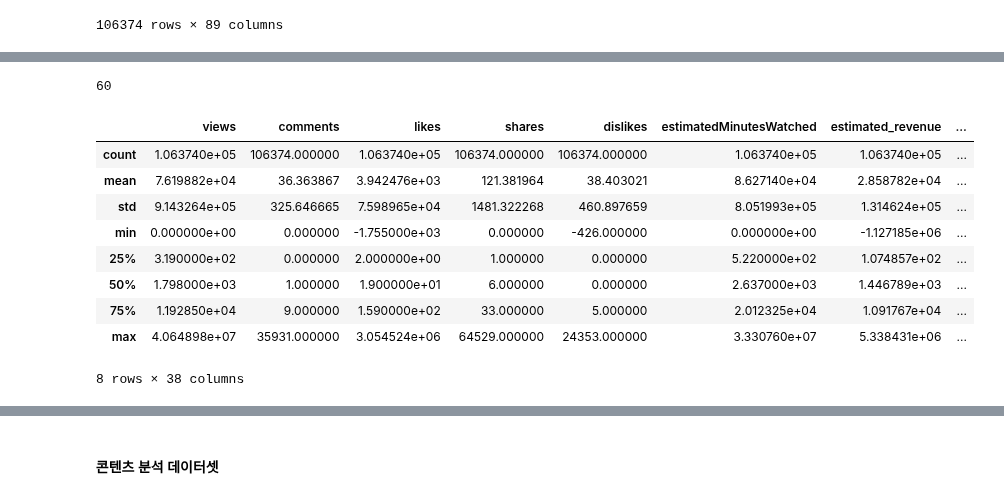
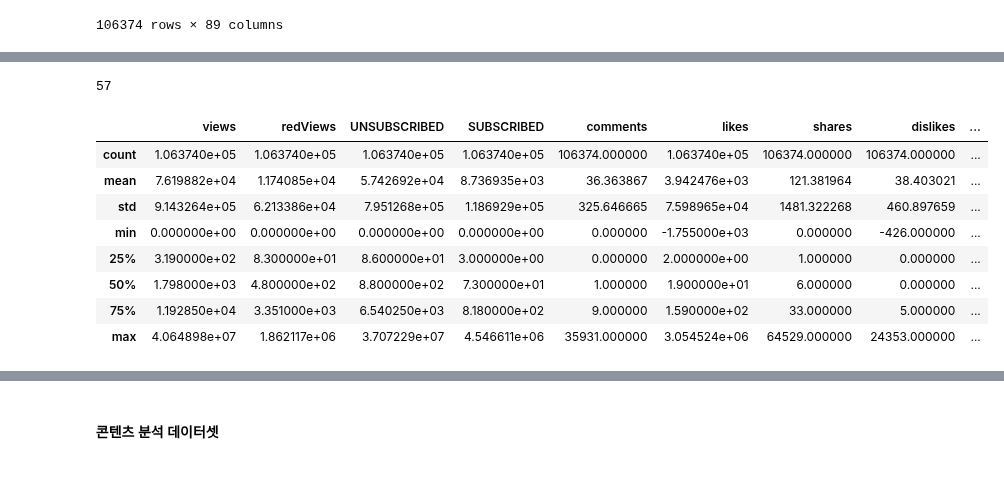
Before and after one commit to kkwann/awake, a Jupyter notebook: MongoDB_connection.ipynb, the cells around one changed output, grey strips where cells are left out. Drawn from its saved outputs; the diff is of its cells as text; code cells hidden in the pictures.

```diff
--- a/MongoDB_connection.ipynb
+++ b/MongoDB_connection.ipynb
@@ -1000,28 +995,29 @@ merge_df_users
 # %%
 # 최종 컬럼 정리
 users_col_need = [
+    # 계정, 날짜 기준
     'youtube_user_id', 'date',
+
+    # 계정 정보
     'channel_id', 'channel_title_x', 'phone_num', 'report_user_id', 'published_at_x', 'viewCount', 'subscriberCount', 'videoCount', 'yt_search_keyword',
-    'video_count',
-    'views_y',
-    'comments', 'likes', 'shares', 'dislikes',
-    'estimatedMinutesWatched_y',
-    'estimated_revenue', 'estimatedRevenue',
-    'estimated_ad_revenue', 'estimatedAdRevenue',
-    'estimated_red_partner_revenue', 'estimatedRedPartnerRevenue',
-    'gross_revenue', 'grossRevenue',
-    'cpm_x', 'cpm_y',
-    'ad_impressions', 'adImpressions',
-    'averageViewDuration_y',
-    'averageViewPercentage',
-    'redViews',
+
+    # 참여도 관련
+    'views_y','redViews','UNSUBSCRIBED', 'SUBSCRIBED', 'comments', 'likes', 'shares', 'dislikes', 'estimatedMinutesWatched_y', 'averageViewDuration_y', 'averageViewPercentage',
+
+    # 수익 관련
+    'estimated_revenue', 'estimatedRevenue', 'estimated_ad_revenue', 'estimatedAdRevenue', 'estimated_red_partner_revenue', 'estimatedRedPartnerRevenue',
+    'gross_revenue', 'grossRevenue', 'cpm_x', 'cpm_y', 'playback_based_cpm', 'playbackBasedCpm',
+
+    # 구독자 관련
     'subscribers_count',
     'subscribersGained', 'subscribers_gained',
     'subscribersLost', 'subscribers_lost',
+
+    # 광고 관련
+    'ad_impressions', 'adImpressions',
     'monetized_playbacks', 'monetizedPlaybacks',
-    'playback_based_cpm', 'playbackBasedCpm',
-    'annotationClickThroughRate', 'annotationCloseRate',
-    'UNSUBSCRIBED', 'SUBSCRIBED',
+
+    # 연령 및 성별 관련
     'age13-17.female', 'age13-17.male',
     'age18-24.female', 'age18-24.male', 'age25-34.female', 'age25-34.male',
     'age35-44.female', 'age35-44.male', 'age45-54.female', 'age45-54.male',
@@ -1029,13 +1025,13 @@ users_col_need = [
 ]
 len(users_col_need)
 # %% [output]
-60
+57
 # %%
 # 최종 계정 분석 데이터셋
 
 # 컬럼명 변경
 merge_df_users_fin = merge_df_users[users_col_need]
-merge_df_users_fin = merge_df_users_fin.rename(columns={'channel_title_x':'channel_title', 'published_at_x':'published_at', 'views_y':'views',
+merge_df_users_fin = merge_df_users_fin.rename(columns={'channel_title_x':'channel_title', 'published_at_x':'published_at', 'views_y':'views', 'cpm_x' : 'cpm',
                                                         'estimatedMinutesWatched_y':'estimatedMinutesWatched', 'averageViewDuration_y':'averageViewDuration'})
 
 # 전처리
@@ -1048,7 +1044,7 @@ merge_df_users_fin['estimated_revenue'] = merge_df_users_fin['estimated_revenue'
 merge_df_users_fin['estimated_ad_revenue'] = merge_df_users_fin['estimated_ad_revenue'].fillna(merge_df_users_fin['estimatedAdRevenue'])
 merge_df_users_fin['estimated_red_partner_revenue'] = merge_df_users_fin['estimated_red_partner_revenue'].fillna(merge_df_users_fin['estimatedRedPartnerRevenue'])
 merge_df_users_fin['gross_revenue'] = merge_df_users_fin['gross_revenue'].fillna(merge_df_users_fin['grossRevenue'])
-merge_df_users_fin['cpm_x'] = merge_df_users_fin['cpm_x'].fillna(merge_df_users_fin['cpm_y'])
+merge_df_users_fin['cpm'] = merge_df_users_fin['cpm'].fillna(merge_df_users_fin['cpm_y'])
 merge_df_users_fin['playback_based_cpm'] = merge_df_users_fin['playback_based_cpm'].fillna(merge_df_users_fin['playbackBasedCpm'])
 
 # null값 정확한 테이블값으로 대체
@@ -1066,15 +1062,15 @@ merge_df_users_fin[merge_df_users_fin.columns[11:]] = merge_df_users_fin[merge_d
 # %%
 # merge_df_users_fin.to_csv('C:/py_src/awake/data/merge_df_users_fin.csv', encoding='utf-8-sig',index=False)
 # %%
-merge_df_users_fin[merge_df_users_fin.columns[12:]].describe()
+# 기초통계
+merge_df_users_fin[merge_df_users_fin.columns[11:-16]].describe()
 # %% [output]
-|  | views | comments | likes | shares | dislikes | estimatedMinutesWatched | estimated_revenue | ... |
-| count | 1.063740e+05 | 106374.000000 | 1.063740e+05 | 106374.000000 | 106374.000000 | 1.063740e+05 | 1.063740e+05 | ... |
-| mean | 7.619882e+04 | 36.363867 | 3.942476e+03 | 121.381964 | 38.403021 | 8.627140e+04 | 2.858782e+04 | ... |
-| std | 9.143264e+05 | 325.646665 | 7.598965e+04 | 1481.322268 | 460.897659 | 8.051993e+05 | 1.314624e+05 | ... |
-| min | 0.000000e+00 | 0.000000 | -1.755000e+03 | 0.000000 | -426.000000 | 0.000000e+00 | -1.127185e+06 | ... |
-| 25% | 3.190000e+02 | 0.000000 | 2.000000e+00 | 1.000000 | 0.000000 | 5.220000e+02 | 1.074857e+02 | ... |
-| 50% | 1.798000e+03 | 1.000000 | 1.900000e+01 | 6.000000 | 0.000000 | 2.637000e+03 | 1.446789e+03 | ... |
-| 75% | 1.192850e+04 | 9.000000 | 1.590000e+02 | 33.000000 | 5.000000 | 2.012325e+04 | 1.091767e+04 | ... |
-| max | 4.064898e+07 | 35931.000000 | 3.054524e+06 | 64529.000000 | 24353.000000 | 3.330760e+07 | 5.338431e+06 | ... |
+|  | views | redViews | UNSUBSCRIBED | SUBSCRIBED | comments | likes | shares | dislikes | ... |
+| count | 1.063740e+05 | 1.063740e+05 | 1.063740e+05 | 1.063740e+05 | 106374.000000 | 1.063740e+05 | 106374.000000 | 106374.000000 | ... |
+| mean | 7.619882e+04 | 1.174085e+04 | 5.742692e+04 | 8.736935e+03 | 36.363867 | 3.942476e+03 | 121.381964 | 38.403021 | ... |
+| std | 9.143264e+05 | 6.213386e+04 | 7.951268e+05 | 1.186929e+05 | 325.646665 | 7.598965e+04 | 1481.322268 | 460.897659 | ... |
+| min | 0.000000e+00 | 0.000000e+00 | 0.000000e+00 | 0.000000e+00 | 0.000000 | -1.755000e+03 | 0.000000 | -426.000000 | ... |
+| 25% | 3.190000e+02 | 8.300000e+01 | 8.600000e+01 | 3.000000e+00 | 0.000000 | 2.000000e+00 | 1.000000 | 0.000000 | ... |
+| 50% | 1.798000e+03 | 4.800000e+02 | 8.800000e+02 | 7.300000e+01 | 1.000000 | 1.900000e+01 | 6.000000 | 0.000000 | ... |
+| 75% | 1.192850e+04 | 3.351000e+03 | 6.540250e+03 | 8.180000e+02 | 9.000000 | 1.590000e+02 | 33.000000 | 5.000000 | ... |
+| max | 4.064898e+07 | 1.862117e+06 | 3.707229e+07 | 4.546611e+06 | 35931.000000 | 3.054524e+06 | 64529.000000 | 24353.000000 | ... |
-8 rows × 38 columns
```
Also changed, not shown: parts of 14 cells of this notebook.
